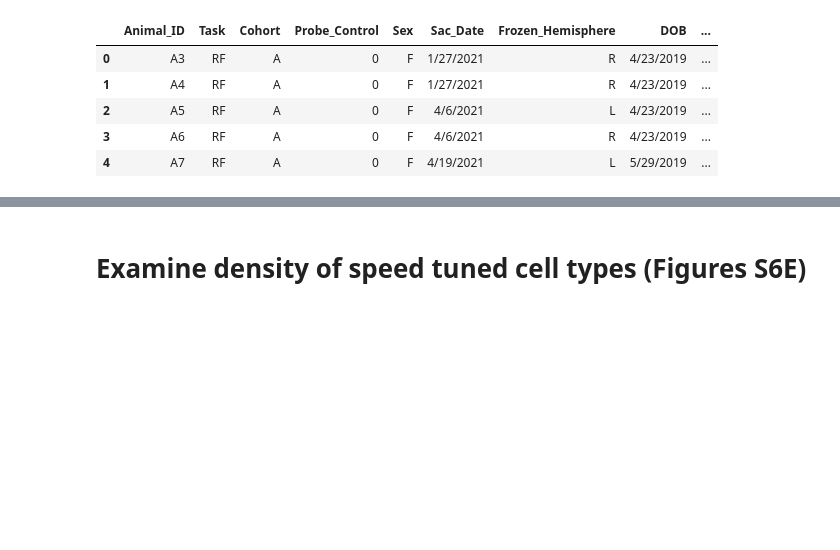
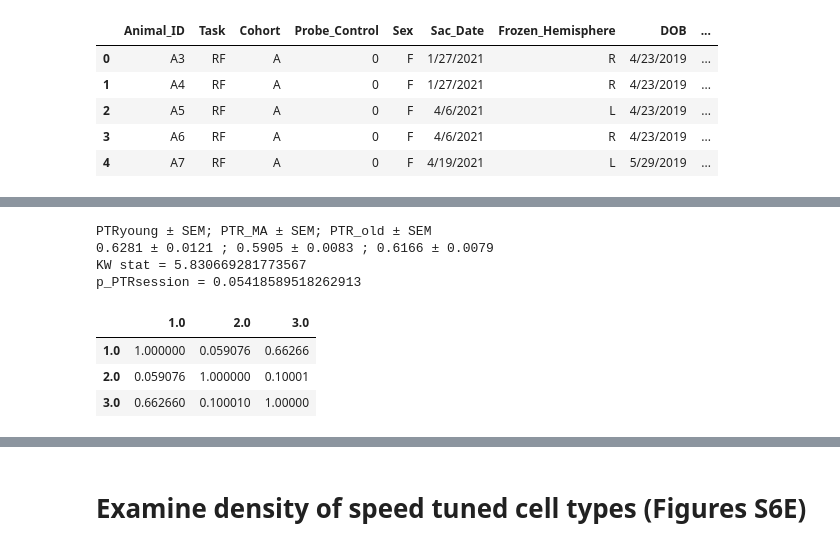
Before and after one commit to GiocomoLab/Herber2024, a Jupyter notebook: Figure S6.ipynb, the cells around one changed output, grey strips where cells are left out. Drawn from its saved outputs; the diff is of its cells as text; code cells hidden in the pictures; blank space fills up the shorter version.

```diff
--- a/Figure S6.ipynb
+++ b/Figure S6.ipynb
@@ -351,0 +601,24 @@ label_mice = ['Y2','Y3','Y4','Y11','Y16','Y17','Y18','Y19','Y9', 'Y20', 'Y21', '
+# %%
+''' Find where I will have NaNs due to 0% INs in a given session'''
+nan_idx = np.where((sint == 0))[0]
+
+# Adjust y_sind, ma_sind, age_sind for subsequent plots
+y_sindIN = np.setdiff1d(y_sind, nan_idx)
+ma_sindIN = np.setdiff1d(ma_sind, nan_idx)
+age_sindIN = np.setdiff1d(age_sind, nan_idx)
+
+# Adjust colormaps for all thresholds
+yidx = []
+maidx = []
+aidx = []
+for i in nan_idx:
+    yidx = np.append(yidx, np.where(y_sind == i)[0].astype(int))
+    maidx = np.append(maidx, np.where(ma_sind == i)[0].astype(int))
+    aidx = np.append(aidx, np.where(age_sind == i)[0].astype(int))
+
+col_session_youngIN = np.delete(col_session_young, list(yidx.astype(int)), axis = 0)
+col_session_maIN = np.delete(col_session_MA, list(maidx.astype(int)), axis = 0)
+col_session_oldIN = np.delete(col_session_old, list(aidx.astype(int)), axis = 0)
+col_sessionIN = [col_session_youngIN, col_session_maIN, col_session_oldIN]
+
+# This will fix how session stats & box plots are plotted, ensuring color schemes are adjusted.
@@ -351,0 +852,23 @@ label_mice = ['Y2','Y3','Y4','Y11','Y16','Y17','Y18','Y19','Y9', 'Y20', 'Y21', '
+# %%
+'''Statistics for Multiple Comparisons for IN Waveform PTR (Figure S6D (middle))'''
+
+print('\nPTRyoung ± SEM; PTR_MA ± SEM; PTR_old ± SEM')
+print(str(np.round(np.mean(sPTR[y_sindIN]), 4)) + ' ± ' + str(np.round(stats.sem(sPTR[y_sindIN]), 4)) + ' ; '
+      + str(np.round(np.mean(sPTR[ma_sindIN]), 4)) + ' ± ' + str(np.round(stats.sem(sPTR[ma_sindIN]), 4)) + ' ; '
+      + str(np.round(np.mean(sPTR[age_sindIN]), 4)) + ' ± ' + str(np.round(stats.sem(sPTR[age_sindIN]), 4)))
+
+stat, p_diff = stats.kruskal(sPTR[y_sindIN],sPTR[ma_sindIN],sPTR[age_sindIN])
+print('KW stat = ' + str(stat))
+print('p_PTRsession = ' + str(p_diff))
+
+#run post hoc tests
+ph.posthoc_conover(df, val_col = 'ptr', group_col = 'AgeGroup', p_adjust = 'holm')
+# %% [output]
+PTRyoung ± SEM; PTR_MA ± SEM; PTR_old ± SEM
+0.6281 ± 0.0121 ; 0.5905 ± 0.0083 ; 0.6166 ± 0.0079
+KW stat = 5.830669281773567
+p_PTRsession = 0.05418589518262913
+|  | 1.0 | 2.0 | 3.0 |
+| 1.0 | 1.000000 | 0.059076 | 0.66266 |
+| 2.0 | 0.059076 | 1.000000 | 0.10001 |
+| 3.0 | 0.662660 | 0.100010 | 1.00000 |
```
Also changed, not shown: parts of 17 cells of this notebook.
